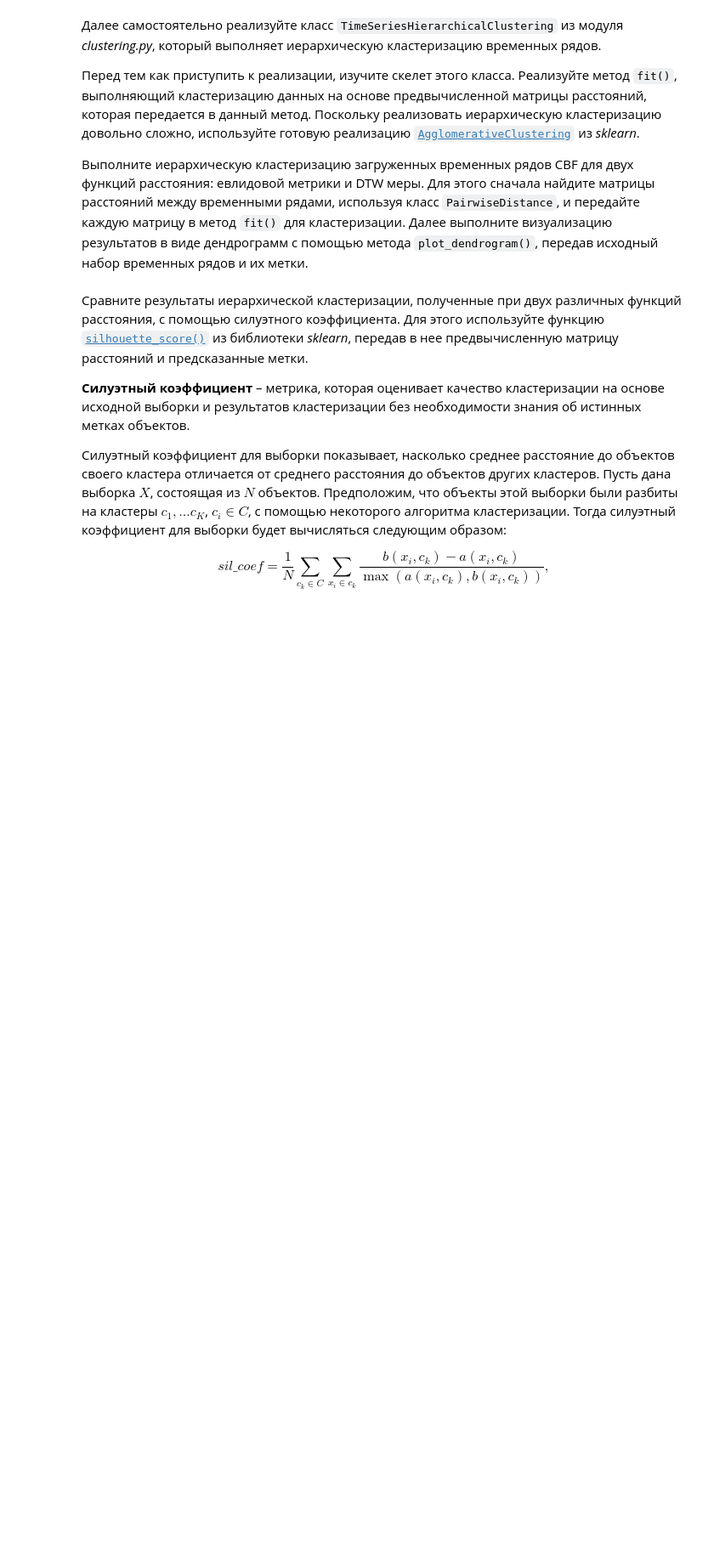
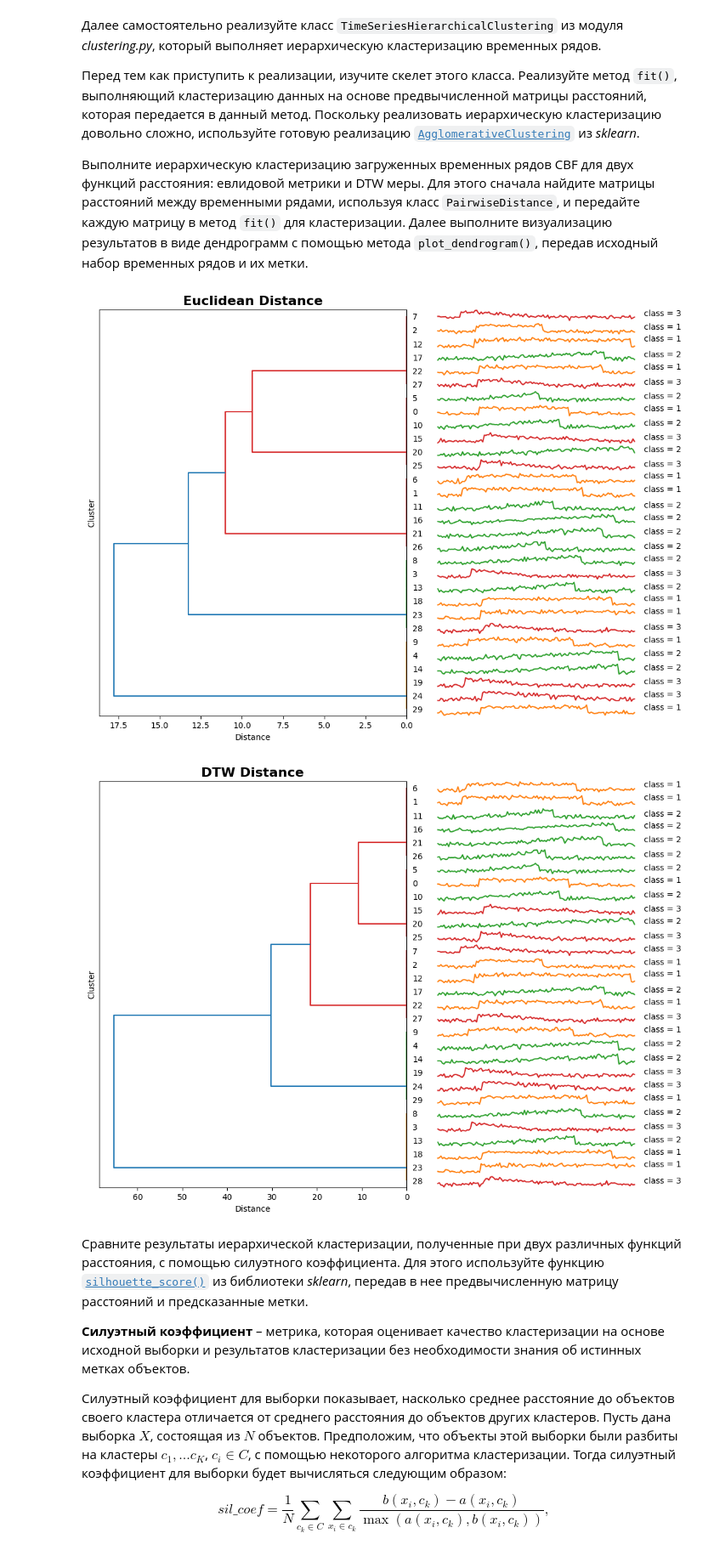
Before and after one commit to Dblue44/2025-Stakheev-TimeSeriesCourse, a Jupyter notebook: practice/01 Basics/01 Basics.ipynb, the cells around one changed output. Shown at 85% size. Saved outputs shown, nothing was run; the diff lists cells and outputs as text; code cells hidden in the pictures; blank space fills up the shorter version.

```diff
--- a/practice/01 Basics/01 Basics.ipynb
+++ b/practice/01 Basics/01 Basics.ipynb
@@ -399,9 +399,12 @@ Sktime матрица расстояний:
 
 Для этого сначала загрузите набор временных рядов CBF из файла *CBF_TRAIN.txt*, который располагается в директории *./datasets/part1*. Каждая строка данного файла содержит целевую переменную (класс: 0, 1 или 2) в первом столбце и временной ряд в остальных столбцах. Набор CBF является синтетическим и включает в себя 30 временных рядов,  каждый из которых принадлежит к одному из трех классов.
 # %%
+import pandas as pd
+
 url = './datasets/part1/CBF_TRAIN.txt'
 
-data = read_ts(url)
+ts = pd.read_csv(url, header=None, delim_whitespace=True)
 
-ts_set = data.iloc[:, 1:]
-labels = data.iloc[:, 0]
+ts_set = ts.iloc[:, 1:]
+np_ts_set = ts_set.to_numpy()
+labels = ts.iloc[:, 0]
@@ -422,3 +602,32 @@ labels = data.iloc[:, 0]
+# %%
+euclidean_dist = PairwiseDistance(metric='euclidean')
+euclidean_matrix = euclidean_dist.calculate(np_ts_set)
+
+dtw_dist = PairwiseDistance(metric='dtw')
+dtw_matrix = dtw_dist.calculate(np_ts_set)
+
+hc_euclidean = TimeSeriesHierarchicalClustering(n_clusters=3, method='complete')
+hc_euclidean.fit(euclidean_matrix)
+
+hc_dtw = TimeSeriesHierarchicalClustering(n_clusters=3, method='complete')
+hc_dtw.fit(dtw_matrix)
+
+df_ts = pd.DataFrame(ts_set.T)
+
+hc_euclidean.plot_dendrogram(
+    df_ts,
+    labels,
+    title='Euclidean Distance'
+)
+
+hc_dtw.plot_dendrogram(
+    df_ts,
+    labels,
+    title='DTW Distance'
+)
+# %% [output]
+[figure, added]
+[figure, added]
 # %% [markdown]
 Сравните результаты иерархической кластеризации, полученные при двух различных функций расстояния, с помощью силуэтного коэффициента. Для этого используйте функцию [`silhouette_score()`](https://scikit-learn.org/stable/modules/generated/sklearn.metrics.silhouette_score.html) из библиотеки *sklearn*, передав в нее предвычисленную матрицу расстояний и предсказанные метки.
 
```
Also changed, not shown: parts of 9 cells of this notebook.
